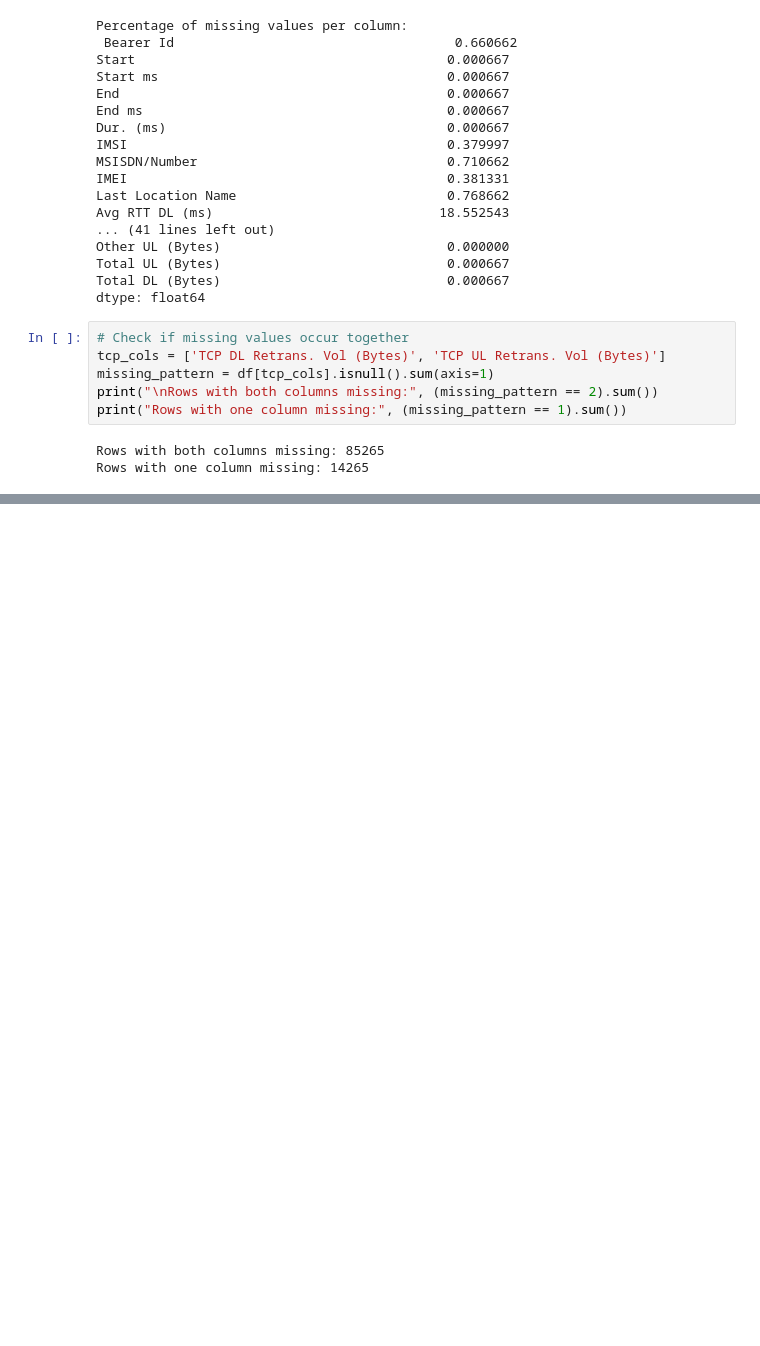
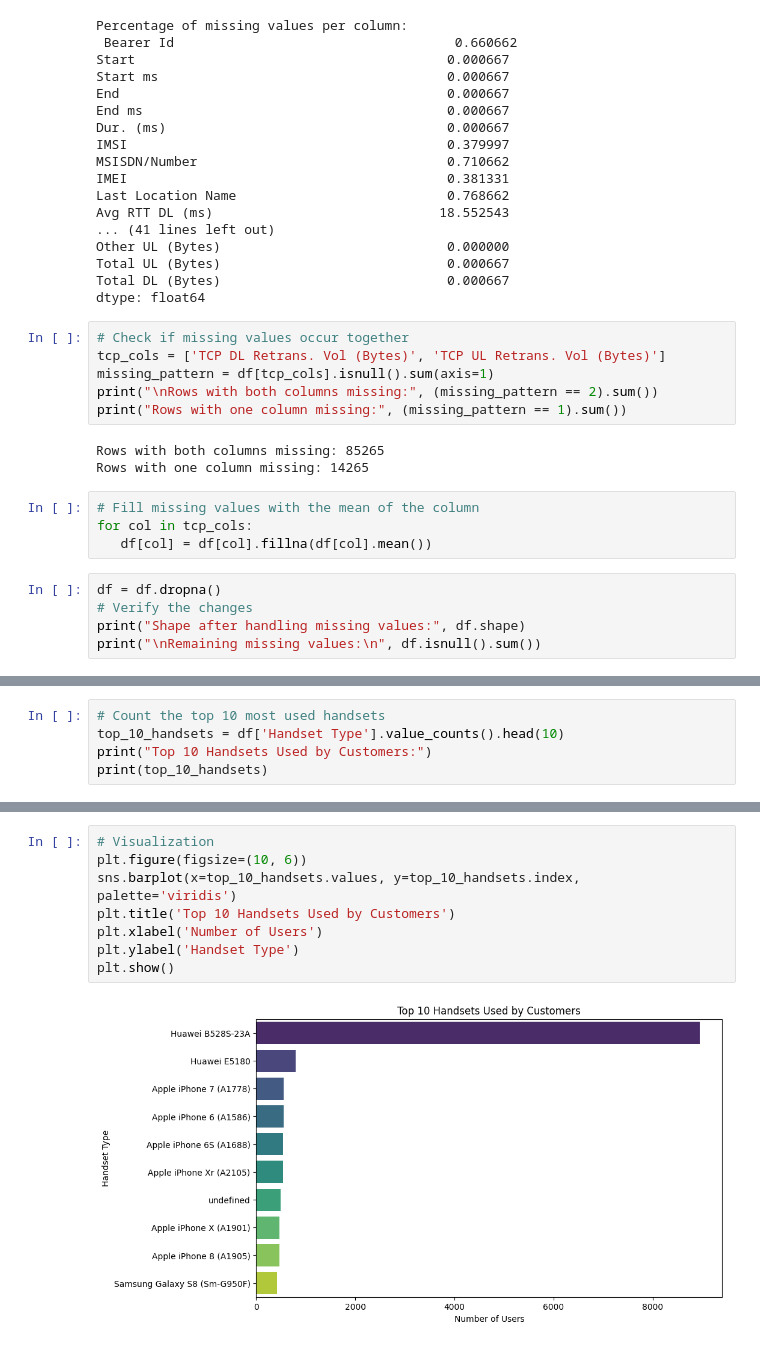
Before and after one commit to kaleabb266/tellco-telecom-analytics, a Jupyter notebook: notebooks/EDA.ipynb, the cells around one changed output, grey strips where cells are left out. Drawn from its saved outputs; the diff is of its cells as text; blank space fills up the shorter version.

```diff
--- a/notebooks/EDA.ipynb
+++ b/notebooks/EDA.ipynb
@@ -122,3 +123,12 @@ print("Rows with one column missing:", (missing_pattern == 1).sum())
 # %% [output]
 Rows with both columns missing: 85265
 Rows with one column missing: 14265
+# %%
+# Fill missing values with the mean of the column
+for col in tcp_cols:
+   df[col] = df[col].fillna(df[col].mean())
+# %%
+df = df.dropna()
+# Verify the changes
+print("Shape after handling missing values:", df.shape)
+print("\nRemaining missing values:\n", df.isnull().sum())
@@ -124,0 +153,5 @@ Rows with one column missing: 14265
+# %%
+# Count the top 10 most used handsets
+top_10_handsets = df['Handset Type'].value_counts().head(10)
+print("Top 10 Handsets Used by Customers:")
+print(top_10_handsets)
@@ -124,0 +171,10 @@ Rows with one column missing: 14265
+# %%
+# Visualization
+plt.figure(figsize=(10, 6))
+sns.barplot(x=top_10_handsets.values, y=top_10_handsets.index, palette='viridis')
+plt.title('Top 10 Handsets Used by Customers')
+plt.xlabel('Number of Users')
+plt.ylabel('Handset Type')
+plt.show()
+# %% [output]
+[figure, added]
```
Also changed, not shown: parts of 12 cells of this notebook.
